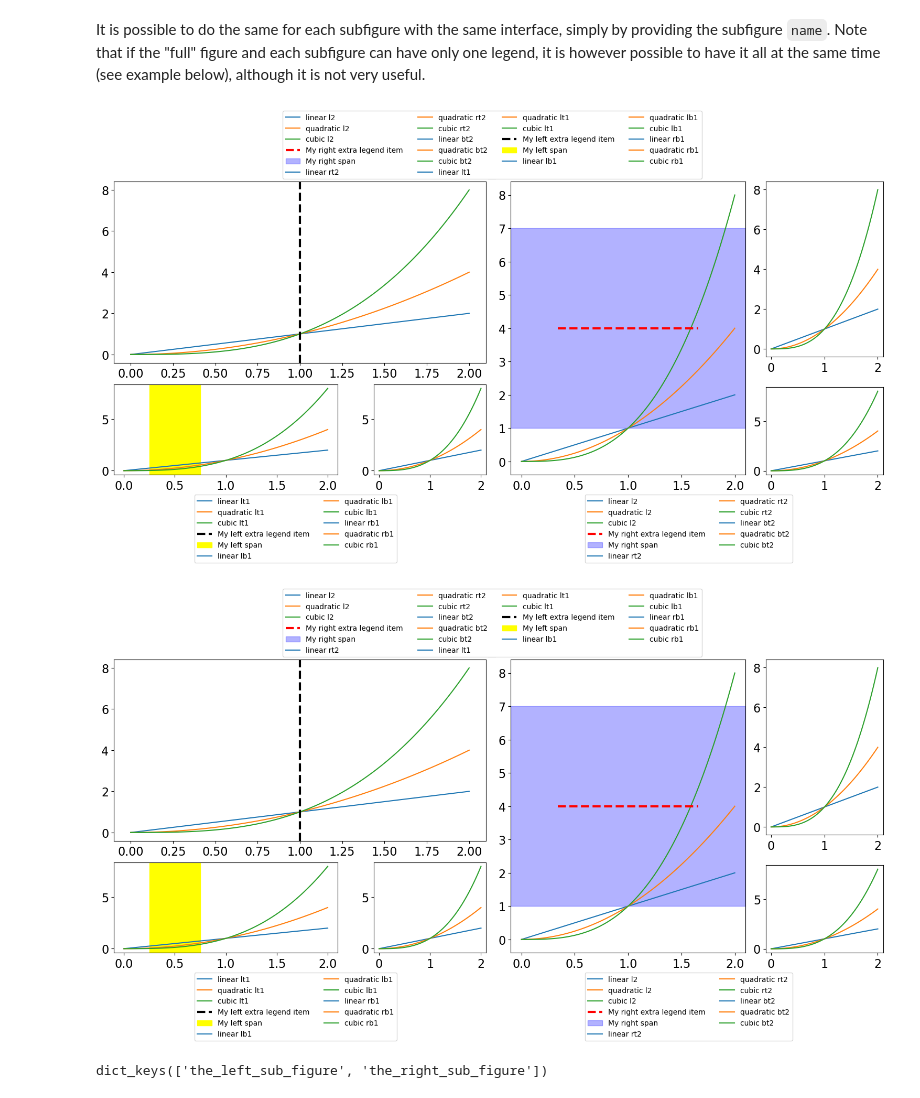
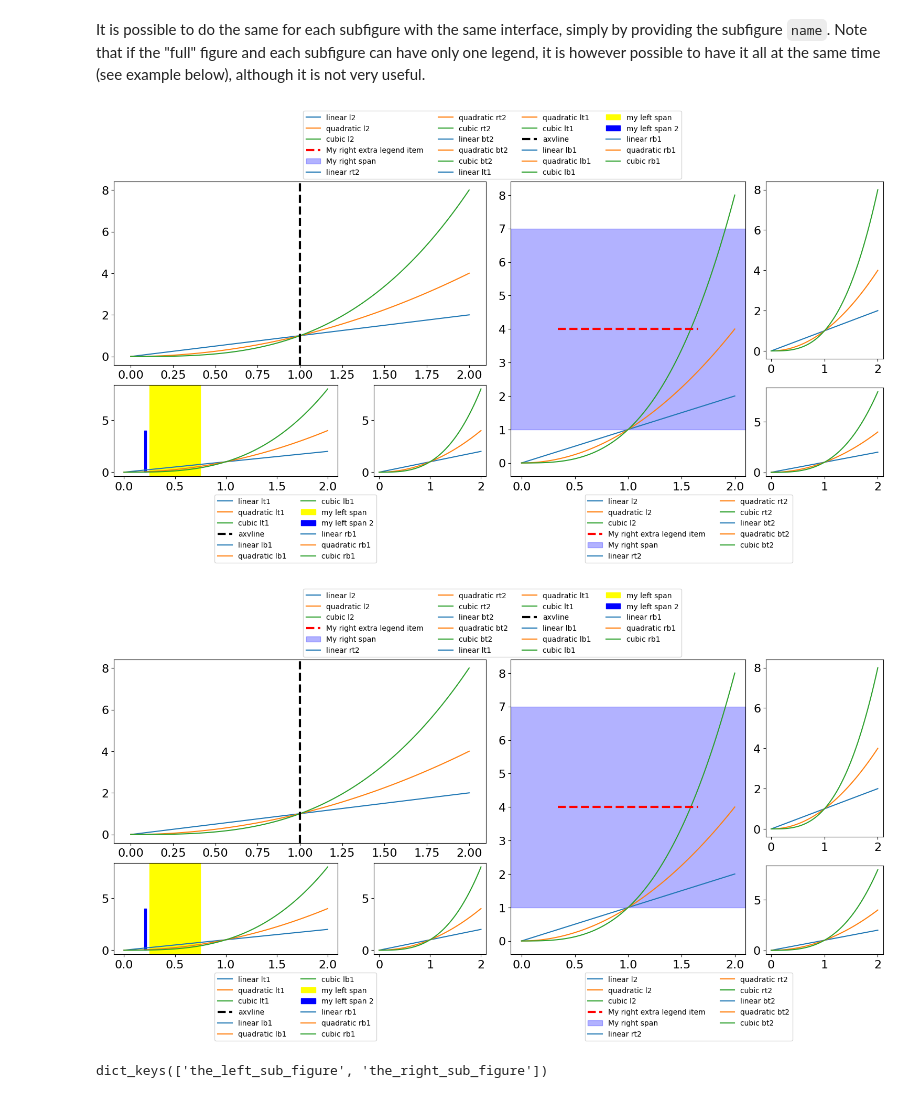
Before and after one commit to antoinecollet5/nested_grid_plotter, a Jupyter notebook: tutorials/basics.ipynb, the cells around one changed output. Drawn from its saved outputs; the diff is of its cells as text; code cells hidden in the pictures.

```diff
--- a/tutorials/basics.ipynb
+++ b/tutorials/basics.ipynb
@@ -514,43 +511,49 @@ for ax_name, ax in plotter.ax_dict.items():
     ax.plot(x, x**3, label=f"cubic {ax_name}")  # ... and some more.
 
 # Add some lines and spans and add it to the legend
-handle = plotter.ax_dict["lt1"].axvline(x=1.0, color="k", linewidth=3, linestyle="--")
-plotter.add_extra_legend_item("lt1", handle, "My left extra legend item")
+handle = plotter.ax_dict["lt1"].axvline(
+    x=1.0, color="k", linewidth=3, linestyle="--", label="axvline"
+)
 
-handle = plotter.ax_dict["lb1"].axvspan(xmin=0.25, xmax=0.75, color="yellow")
-plotter.add_extra_legend_item("lt1", handle, "My left span")
+handle_v = plotter.ax_dict["lb1"].axvspan(
+    xmin=0.25, xmax=0.75, color="yellow", label="my left span"
+)
+
+handle_fillbetweenx = plotter.ax_dict["lb1"].fill_betweenx(
+    np.arange(5), x1=0.2, x2=0.22, color="blue", label="my left span 2"
+)
 
 handle = plotter.ax_dict["l2"].axhline(
     y=4.0, xmin=0.2, xmax=0.8, color="r", linewidth=3, linestyle="--"
 )
 plotter.add_extra_legend_item("l2", handle, "My right extra legend item")
 
 handle = plotter.ax_dict["l2"].axhspan(ymin=1.0, ymax=7.0, color="blue", alpha=0.3)
 plotter.add_extra_legend_item("l2", handle, "My right span")
 
 # Add the legend to subfigures (we place it to the bottom)
 plotter.add_fig_legend(
     name="the_left_sub_figure",
     fontsize=10,
     ncol=2,
     bbox_x_shift=-0.25,
     bbox_y_shift=-0.06,
 )
 plotter.add_fig_legend(
     name="the_right_sub_figure",
     fontsize=10,
     ncol=2,
     bbox_x_shift=+0.25,
     bbox_y_shift=-0.06,
 )
 
 # Add the "full" fig legend just for the example (we place it to the top)
 plotter.add_fig_legend(fontsize=10, loc="top", ncol=4, bbox_y_shift=+0.06)
 
 plotter.fig  # display the plot
 # %% [output]
-[figure, old version]
+[figure, new version]
-[figure, old version]
+[figure, new version]
 # %%
 plotter.subfigs.keys()
 # %% [output]
```
Also changed, not shown: parts of 21 cells of this notebook, 8 other files.
